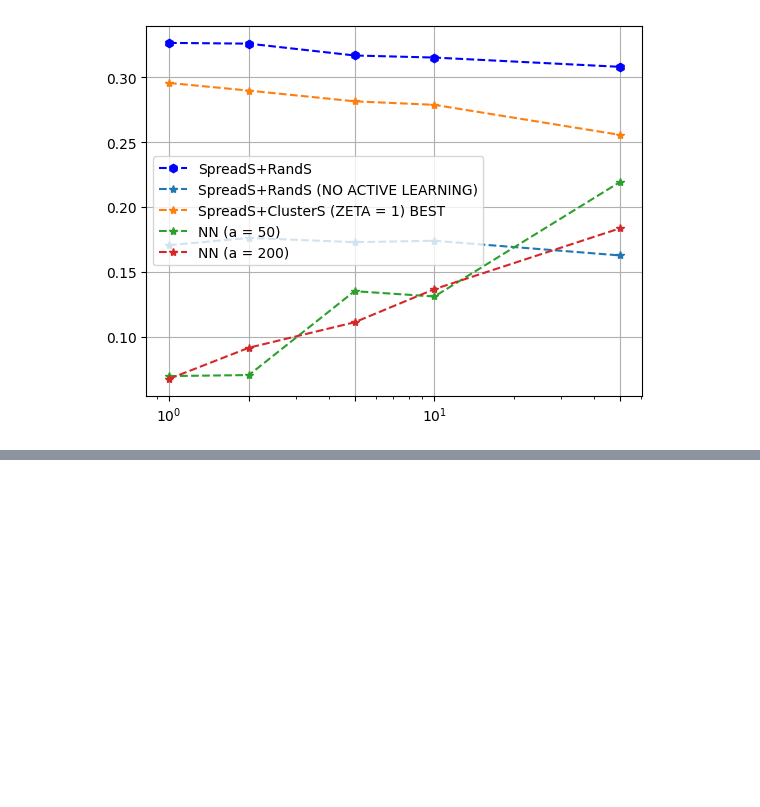
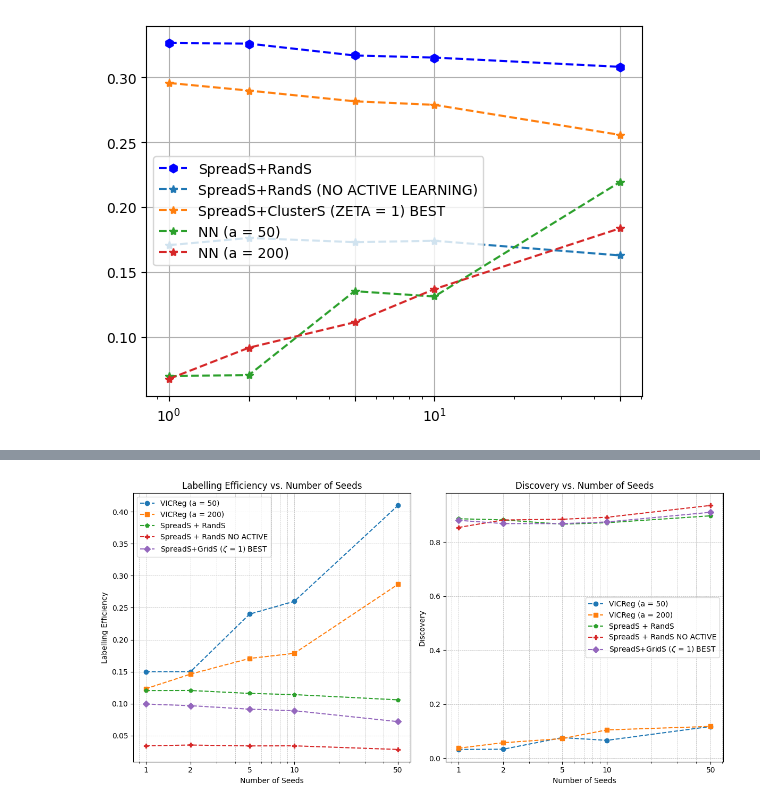
Before and after one commit to dc250601/ELSA, a Jupyter notebook: ANALYSIS/Analysis.ipynb, the cells around one changed output, grey strips where cells are left out. Saved outputs shown, nothing was run; the diff lists cells and outputs as text; code cells hidden in the pictures; blank space fills up the shorter version.

```diff
--- a/ANALYSIS/Analysis.ipynb
+++ b/ANALYSIS/Analysis.ipynb
@@ -173,6 +181,14 @@ score_elsa_noac = {
     10: gm(np.median(vicreg_10["Final Labelling Efficiency"]), np.median(vicreg_10["Final Percentage Discovery"])),
     50: gm(np.median(vicreg_50["Final Labelling Efficiency"]), np.median(vicreg_50["Final Percentage Discovery"])),
 }
+
+score_elsa_noac_tot = {
+    1: [np.median(vicreg_1["Final Labelling Efficiency"]), np.median(vicreg_1["Final Percentage Discovery"])],
+    2: [np.median(vicreg_2["Final Labelling Efficiency"]), np.median(vicreg_2["Final Percentage Discovery"])],
+    5: [np.median(vicreg_5["Final Labelling Efficiency"]), np.median(vicreg_5["Final Percentage Discovery"])],
+    10: [np.median(vicreg_10["Final Labelling Efficiency"]), np.median(vicreg_10["Final Percentage Discovery"])],
+    50: [np.median(vicreg_50["Final Labelling Efficiency"]), np.median(vicreg_50["Final Percentage Discovery"])],
+}
 # %% [output]
 Seeds ---- > 1
 Algorithm ---- > VICReg
@@ -243,6 +259,13 @@ score_2c = {
     10: gm(np.median(vicreg_10["Final Labelling Efficiency"]), np.median(vicreg_10["Final Percentage Discovery"])),
     50: gm(np.median(vicreg_50["Final Labelling Efficiency"]), np.median(vicreg_50["Final Percentage Discovery"])),
 }
+score_2c_tot = {
+    1: [np.median(vicreg_1["Final Labelling Efficiency"]), np.median(vicreg_1["Final Percentage Discovery"])],
+    2: [np.median(vicreg_2["Final Labelling Efficiency"]), np.median(vicreg_2["Final Percentage Discovery"])],
+    5: [np.median(vicreg_5["Final Labelling Efficiency"]), np.median(vicreg_5["Final Percentage Discovery"])],
+    10: [np.median(vicreg_10["Final Labelling Efficiency"]), np.median(vicreg_10["Final Percentage Discovery"])],
+    50: [np.median(vicreg_50["Final Labelling Efficiency"]), np.median(vicreg_50["Final Percentage Discovery"])],
+}
 # %% [output]
 Seeds ---- > 1
 Algorithm ---- > VICReg
@@ -547,0 +582,56 @@ plt.savefig("Plot2.pdf")
+# %%
+import matplotlib.pyplot as plt
+
+# Data for VICReg (a = 50)
+seeds = [1, 2, 5, 10, 50]
+le_a_50 = [0.15, 0.15, 0.24, 0.26, 0.41]
+d_a_50 = [0.0323, 0.0331, 0.0761, 0.0661, 0.1173]
+
+# Data for VICReg (a = 200)
+le_a_200 = [0.1233, 0.1461, 0.1707, 0.1786, 0.2866]
+d_a_200 = [0.0369, 0.0573, 0.0723, 0.1046, 0.1176]
+
+# Create a figure with two subplots side by side
+fig, (ax1, ax2) = plt.subplots(1, 2, figsize=(12, 6))
+
+# Plot Labelling Efficiency
+ax1.plot(seeds, le_a_50, marker='o', linestyle='--', label='VICReg (a = 50)')
+ax1.plot(seeds, le_a_200, marker='s', linestyle='--', label='VICReg (a = 200)')
+ax1.plot(seeds, np.array(list(score_base_tot.values()))[:,0], marker='p', linestyle='--', label='SpreadS + RandS')
+ax1.plot(seeds, np.array(list(score_elsa_noac_tot.values()))[:,0], marker='P', linestyle='--', label='SpreadS + RandS NO ACTIVE')
+ax1.plot(seeds, np.array(list(score_2c_tot.values()))[:,0], marker='D', linestyle='--', label=r"SpreadS+GridS ($\zeta$ = 1) BEST")
+
+
+ax1.set_xscale('log')
+ax1.set_xticks(seeds)
+ax1.get_xaxis().set_major_formatter(plt.ScalarFormatter())
+ax1.set_xlabel('Number of Seeds')
+ax1.set_ylabel('Labelling Efficiency')
+ax1.set_title('Labelling Efficiency vs. Number of Seeds')
+ax1.grid(True, which="both", linestyle='--', linewidth=0.5)
+ax1.legend()
+
+# Plot Discovery
+ax2.plot(seeds, d_a_50, marker='o', linestyle='--', label='VICReg (a = 50)')
+ax2.plot(seeds, d_a_200, marker='s', linestyle='--', label='VICReg (a = 200)')
+ax2.plot(seeds, np.array(list(score_base_tot.values()))[:,1], marker='p', linestyle='--', label='SpreadS + RandS')
+ax2.plot(seeds, np.array(list(score_elsa_noac_tot.values()))[:,1], marker='P', linestyle='--', label='SpreadS + RandS NO ACTIVE')
+ax2.plot(seeds, np.array(list(score_2c_tot.values()))[:,1], marker='D', linestyle='--', label=r"SpreadS+GridS ($\zeta$ = 1) BEST")
+
+ax2.set_xscale('log')
+ax2.set_xticks(seeds)
+ax2.get_xaxis().set_major_formatter(plt.ScalarFormatter())
+ax2.set_xlabel('Number of Seeds')
+ax2.set_ylabel('Discovery')
+ax2.set_title('Discovery vs. Number of Seeds')
+ax2.grid(True, which="both", linestyle='--', linewidth=0.5)
+ax2.legend()
+
+# Adjust layout to avoid overlap
+plt.tight_layout()
+
+# Show the plots
+# plt.show()
+plt.savefig("Plot1.pdf")
+# %% [output]
+[figure, added]
```
Also changed, not shown: parts of 5 cells of this notebook, 2 other files.
